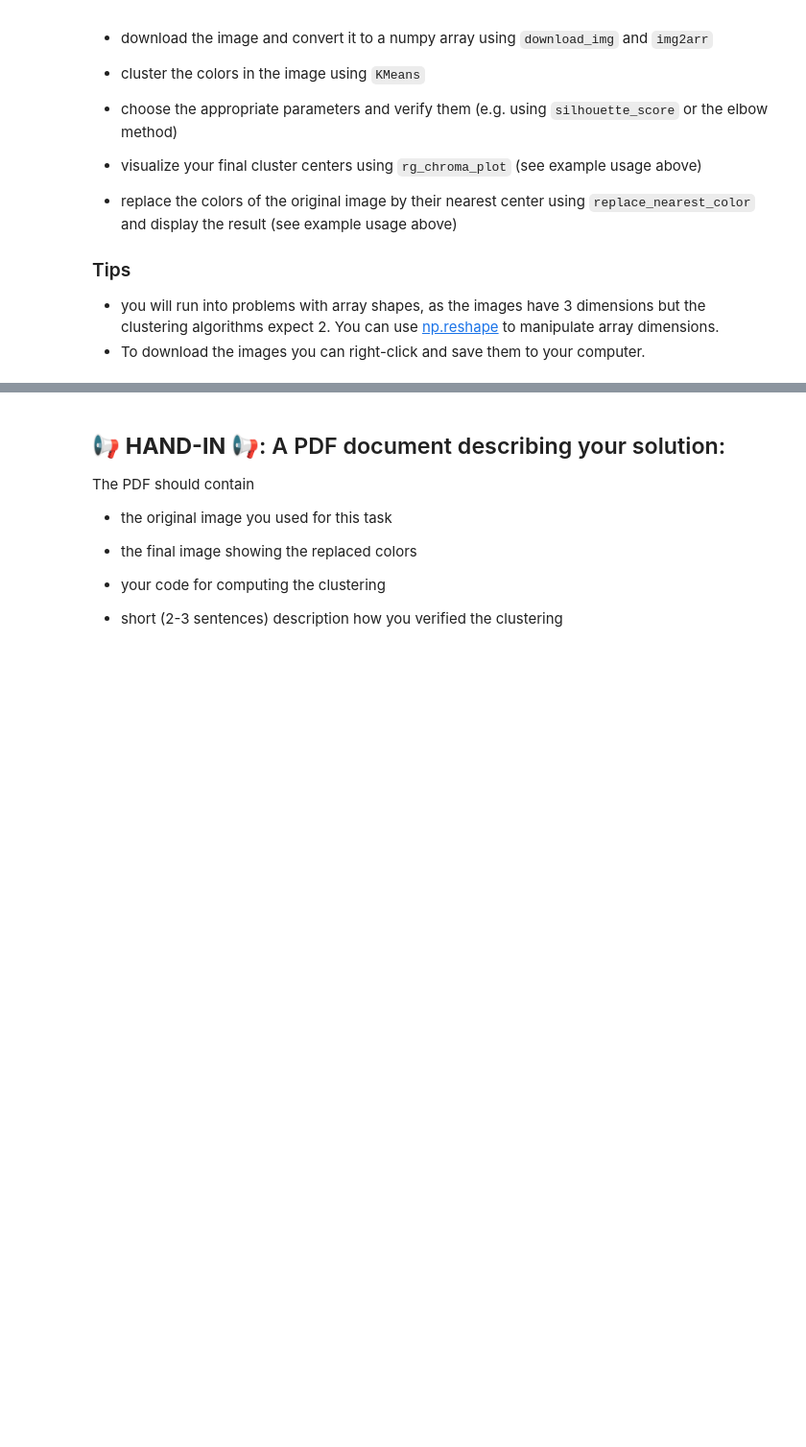
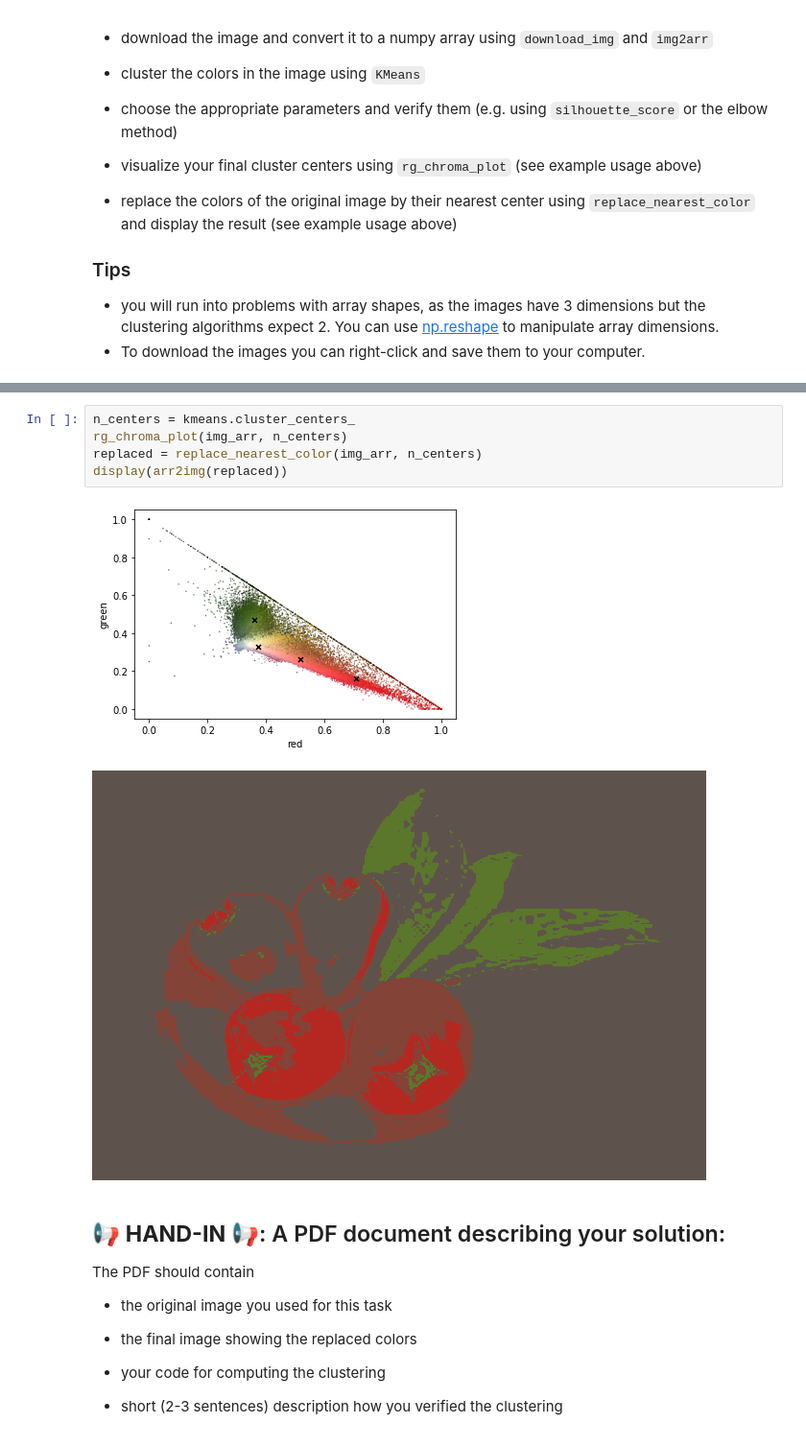
Before and after one commit to schazadm/mldm_hs22, a Jupyter notebook: labs/L02_Clustering_LAB_ASSIGNMENT.ipynb, the cells around one changed output, grey strips where cells are left out. Shown: that part at 96% size. Saved outputs shown, nothing was run; the diff lists cells and outputs as text; blank space fills up the shorter version.

```diff
--- a/labs/L02_Clustering_LAB_ASSIGNMENT.ipynb
+++ b/labs/L02_Clustering_LAB_ASSIGNMENT.ipynb
@@ -304,3 +353,11 @@ display(arr2img(replaced))
+# %%
+n_centers = kmeans.cluster_centers_
+rg_chroma_plot(img_arr, n_centers)
+replaced = replace_nearest_color(img_arr, n_centers)
+display(arr2img(replaced))
+# %% [output]
+[figure, added]
+[figure, added]
 # %% [markdown]
 ## 📢 **HAND-IN** 📢: A PDF document describing your solution:
 
```
Also changed, not shown: parts of 10 cells of this notebook.
